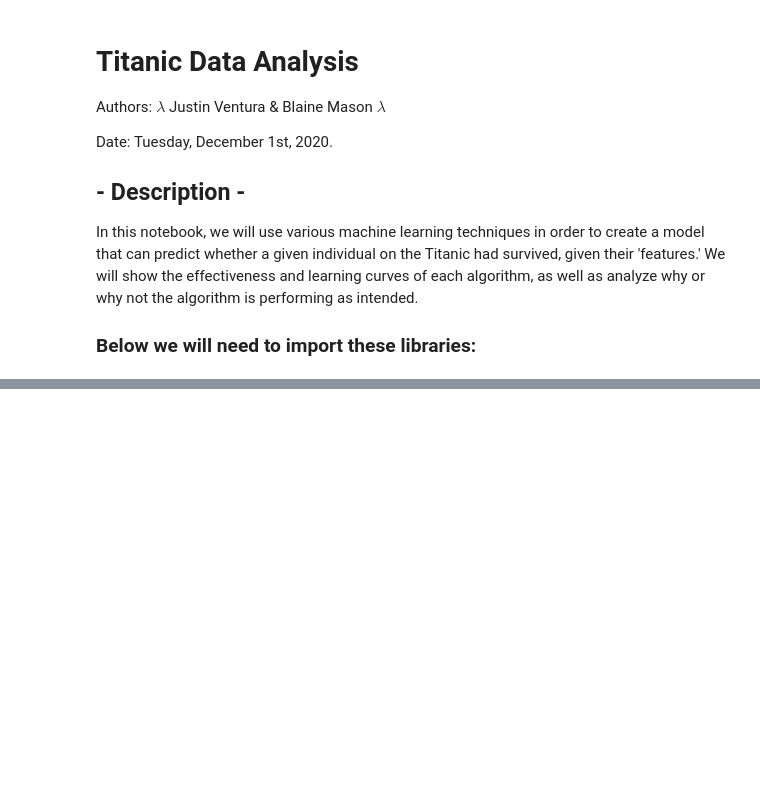
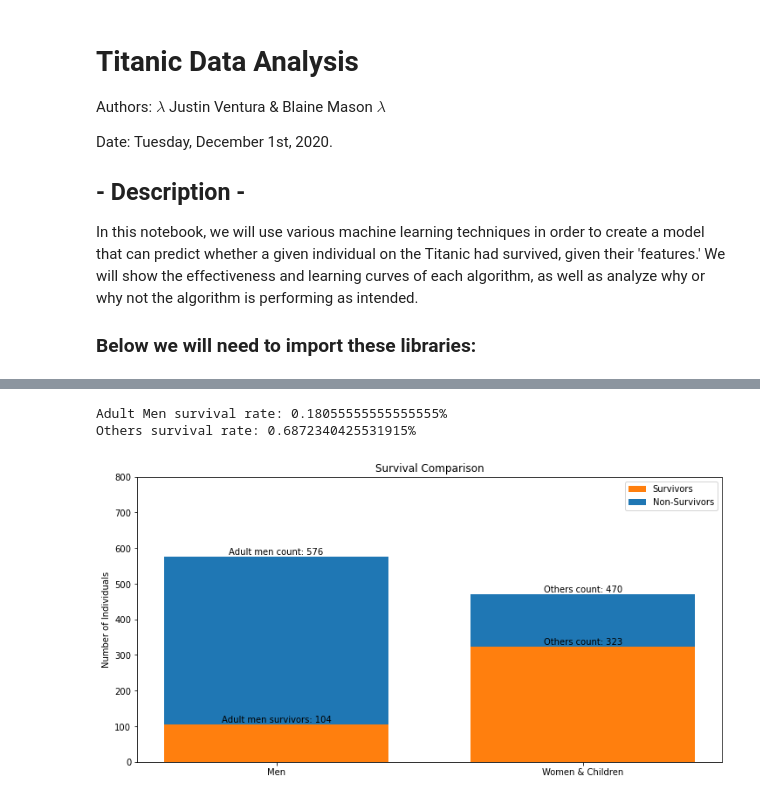
Before and after one commit to jventura1738/COSC311, a Jupyter notebook: Project3_Titanic/Titanic_Analysis.ipynb, the cells around one changed output, grey strips where cells are left out. Saved outputs shown, nothing was run; the diff lists cells and outputs as text; code cells hidden in the pictures; blank space fills up the shorter version.

```diff
--- a/Project3_Titanic/Titanic_Analysis.ipynb
+++ b/Project3_Titanic/Titanic_Analysis.ipynb
@@ -49,0 +56,78 @@ There are many questions to be asked, and (almost) just as many answers to be re
+# %%
+""" Load all the data and clean it. """
+loading_boats = titanic[['survived', 'sex', 'age']]  # Sub dataset.
+loading_boats = loading_boats[(loading_boats != '?').all(axis=1)]  # Clean out useless rows.
+loading_boats['age'] = loading_boats['age'].astype(float)  # Make sure the ages are not str.
+
+# Men 18+ division.
+men_division = loading_boats[(loading_boats['sex'] == 'male') & (loading_boats['age'] >= 18)]
+men_survive = men_division.drop(['sex'], axis=1).groupby('survived').count()
+
+# All others.
+others_division = loading_boats[(loading_boats['sex'] == 'female') | (loading_boats['age'] < 18)]
+others_survive = others_division.drop(['sex'], axis=1).groupby('survived').count()
+
+""" Visualize the data now. """
+groups = (0, 0.75)  # The data has two groups: survivors, non survivors.
+total_men = int(men_survive.sum())
+total_other = int(others_survive.sum())
+men_survived = int(men_survive[['age']].to_numpy()[1])
+others_survived = int(others_survive[['age']].to_numpy()[1])
+width = 0.55
+
+# Plot the results:
+totals_plot = plt.bar(groups, (total_men, total_other), width, )
+survivor_plot = plt.bar(groups, (men_survived, others_survived), width)
+
+# Numerate the total count for men.
+plt.annotate(
+            f'Adult men count: {total_men}',
+            (0, total_men),
+            xytext=(0, 1),
+            textcoords="offset points",
+            ha='center',
+            va='bottom')
+
+# Numerate the survivor count for men.
+plt.annotate(
+            f'Adult men survivors: {men_survived}',
+            (0, men_survived),
+            xytext=(0, 1),
+            textcoords="offset points",
+            ha='center',
+            va='bottom')
+
+# Numerate the total count for all others.
+plt.annotate(
+            f'Others count: {total_other}',
+            (0.75, total_other),
+            xytext=(0, 1),
+            textcoords="offset points",
+            ha='center',
+            va='bottom')
+
+# Numerate the survivor count for all others.
+plt.annotate(
+            f'Others count: {others_survived}',
+            (0.75, others_survived),
+            xytext=(0, 1),
+            textcoords="offset points",
+            ha='center',
+            va='bottom')
+
+# Decorate the graph.
+plt.rcParams['figure.figsize'] = [12, 6]
+plt.ylabel('Number of Individuals')
+plt.title('Survival Comparison')
+plt.xticks(groups, ('Men', 'Women & Children'))
+plt.yticks(np.arange(0, 855, 100))
+plt.legend((survivor_plot[0], totals_plot[0]), ('Survivors', 'Non-Survivors'))
+
+# Log details:
+print(f'Adult Men survival rate: {men_survived/total_men}%')
+print(f'All Others survival rate: {others_survived/total_other}%')
+pass
+# %% [output]
+Adult Men survival rate: 0.18055555555555555%
+Others survival rate: 0.6872340425531915%
+[figure, added]
```
Also changed, not shown: parts of 1 cell of this notebook.
